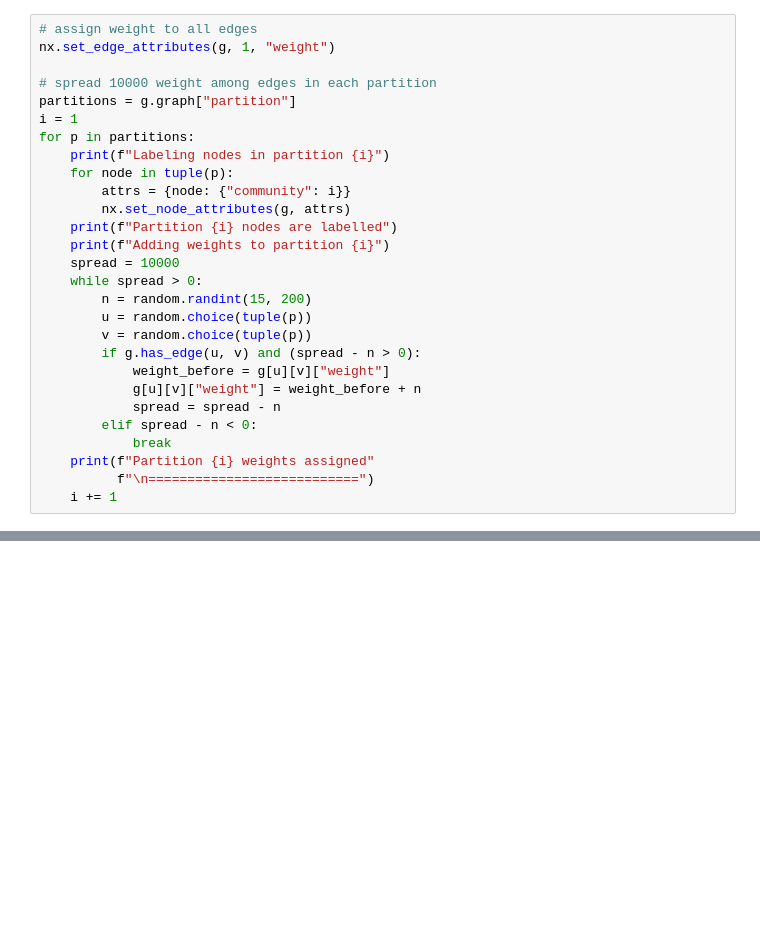
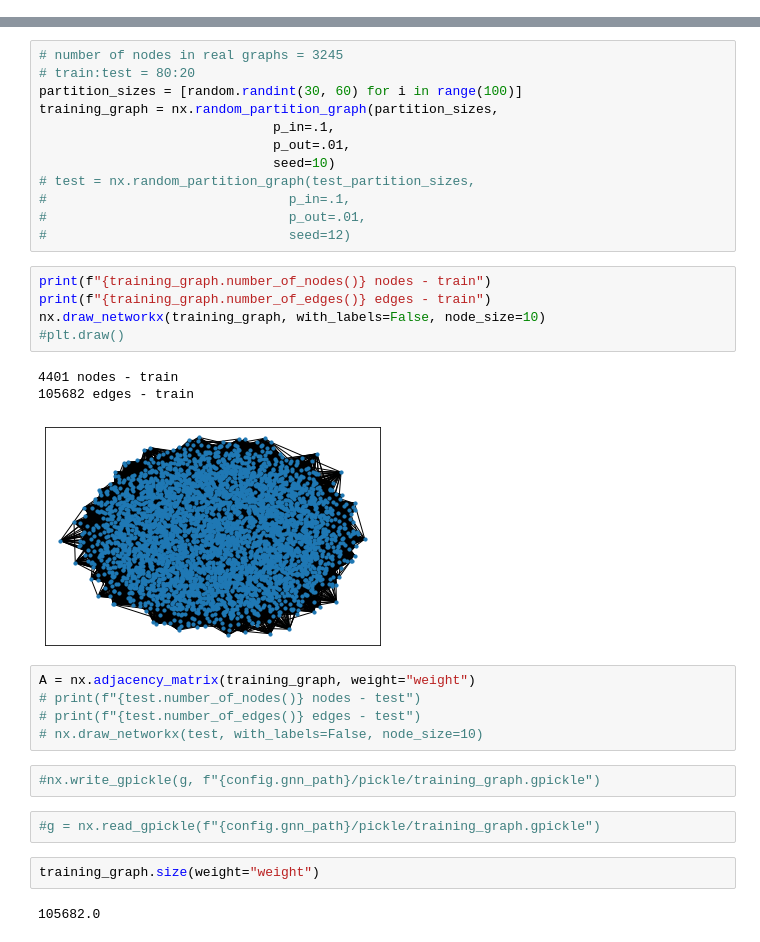
Before and after one commit to ancodia/donegal-bus-routes, a Jupyter notebook: gnn/notebooks/generate_training_graph.ipynb, the cells around one changed output, grey strips where cells are left out. Drawn from its saved outputs; the diff is of its cells as text; blank space fills up the shorter version.

```diff
--- a/gnn/notebooks/generate_training_graph.ipynb
+++ b/gnn/notebooks/generate_training_graph.ipynb
@@ -31,28 +0,0 @@ g.size(weight="weight")
-# %%
-# assign weight to all edges
-nx.set_edge_attributes(g, 1, "weight")
-
-# spread 10000 weight among edges in each partition
-partitions = g.graph["partition"]
-i = 1
-for p in partitions:
-    print(f"Labeling nodes in partition {i}")
-    for node in tuple(p):
-        attrs = {node: {"community": i}}
-        nx.set_node_attributes(g, attrs)
-    print(f"Partition {i} nodes are labelled")
-    print(f"Adding weights to partition {i}")
-    spread = 10000
-    while spread > 0:
-        n = random.randint(15, 200)
-        u = random.choice(tuple(p))
-        v = random.choice(tuple(p))
-        if g.has_edge(u, v) and (spread - n > 0):
-            weight_before = g[u][v]["weight"]
-            g[u][v]["weight"] = weight_before + n
-            spread = spread - n
-        elif spread - n < 0:
-            break
-    print(f"Partition {i} weights assigned"
-          f"\n===========================")
-    i += 1
@@ -88,0 +47,34 @@ dgl_g.from_networkx(g, edge_attrs=["weight"], node_attrs=["block"])
+# %%
+# number of nodes in real graphs = 3245
+# train:test = 80:20
+partition_sizes = [random.randint(30, 60) for i in range(100)]
+training_graph = nx.random_partition_graph(partition_sizes,
+                              p_in=.1,
+                              p_out=.01,
+                              seed=10)
+# test = nx.random_partition_graph(test_partition_sizes,
+#                               p_in=.1,
+#                               p_out=.01,
+#                               seed=12)
+# %%
+print(f"{training_graph.number_of_nodes()} nodes - train")
+print(f"{training_graph.number_of_edges()} edges - train")
+nx.draw_networkx(training_graph, with_labels=False, node_size=10)
+#plt.draw()
+# %% [output]
+4401 nodes - train
+105682 edges - train
+[figure, added]
+# %%
+A = nx.adjacency_matrix(training_graph, weight="weight")
+# print(f"{test.number_of_nodes()} nodes - test")
+# print(f"{test.number_of_edges()} edges - test")
+# nx.draw_networkx(test, with_labels=False, node_size=10)
+# %%
+#nx.write_gpickle(g, f"{config.gnn_path}/pickle/training_graph.gpickle")
+# %%
+#g = nx.read_gpickle(f"{config.gnn_path}/pickle/training_graph.gpickle")
+# %%
+training_graph.size(weight="weight")
+# %% [output]
+105682.0
```
Also changed, not shown: parts of 45 cells of this notebook, 13 other files.
